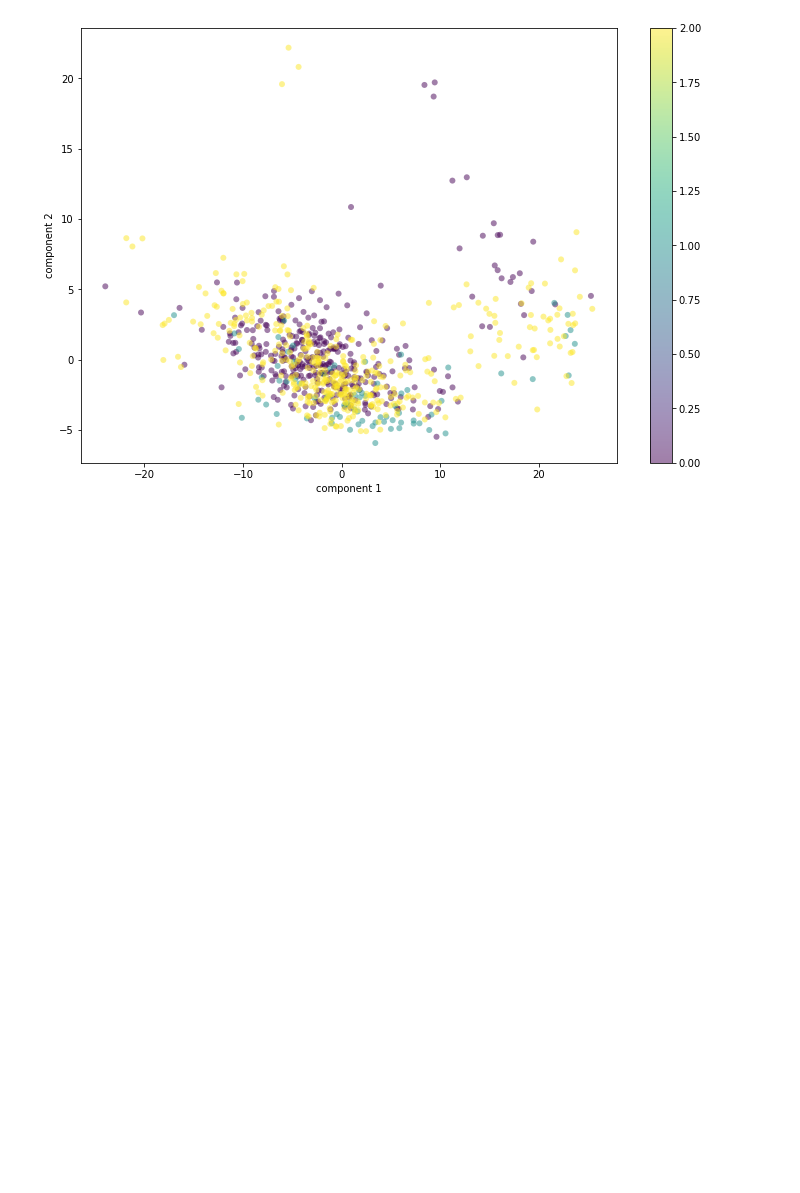
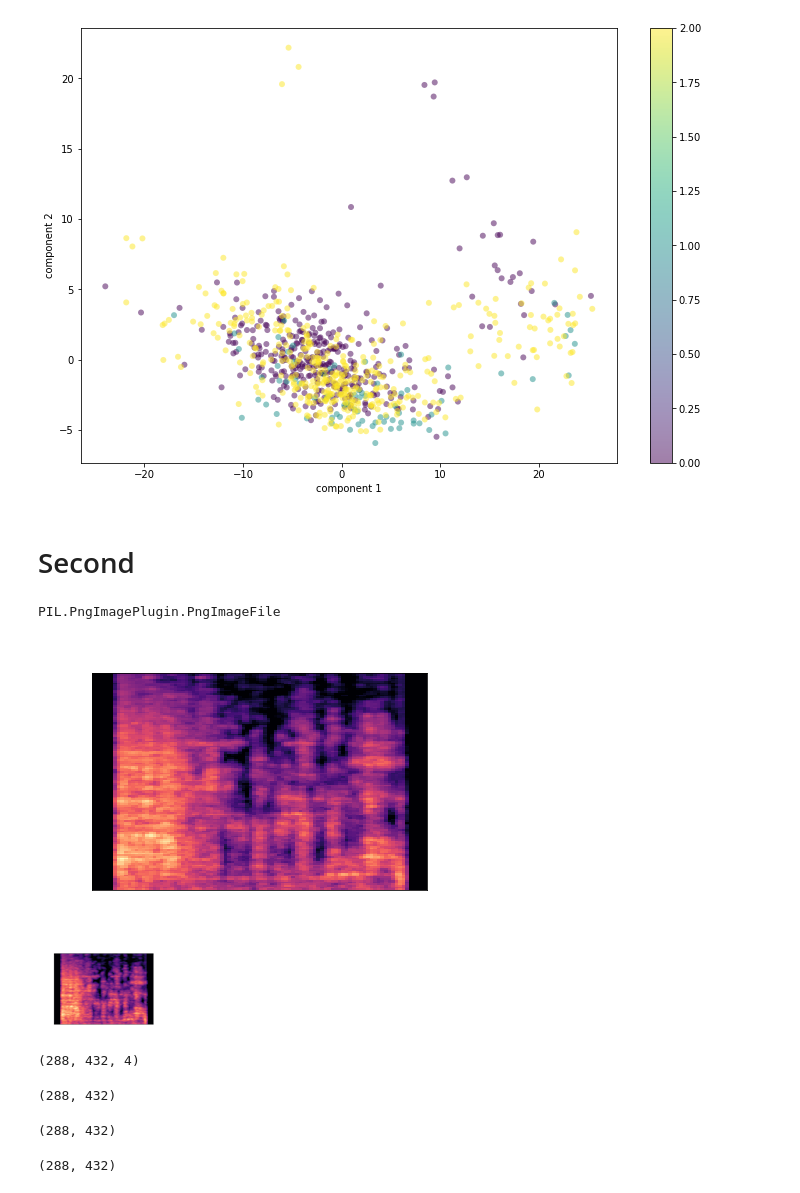
Before and after one commit to nicolasfacchinetti97/vocapra-apr-project, a Jupyter notebook: clustering.ipynb, the cells around one changed output. Saved outputs shown, nothing was run; the diff lists cells and outputs as text; code cells hidden in the pictures; blank space fills up the shorter version.

Commit message:
trials in clustering for visualization

```diff
--- a/clustering.ipynb
+++ b/clustering.ipynb
@@ -93,3 +98,41 @@ plt.ylabel('component 2')
 plt.colorbar();
 # %% [output]
 [figure]
+# %% [markdown]
+# Second
+# %%
+img = Image.open("./img/1.png")
+"""
+img = img.astype(np.uint8)
+img = img / 255
+plt.imshow(img,cmap="gray")
+"""
+type(img)
+# %% [output]
+PIL.PngImagePlugin.PngImageFile
+# %%
+img
+# %% [output]
+[figure, added]
+# %%
+img.resize((128,94))
+# %% [output]
+[figure, added]
+# %%
+np.shape(img)
+# %% [output]
+(288, 432, 4)
+# %%
+np.shape(img.convert('L'))
+# %% [output]
+(288, 432)
+# %%
+a = img.convert('L')
+np.shape(a)
+# %% [output]
+(288, 432)
+# %%
+a = np.asarray(a)
+np.shape(a)
+# %% [output]
+(288, 432)
```
Also changed, not shown: parts of 36 cells of this notebook, 4 other files.
